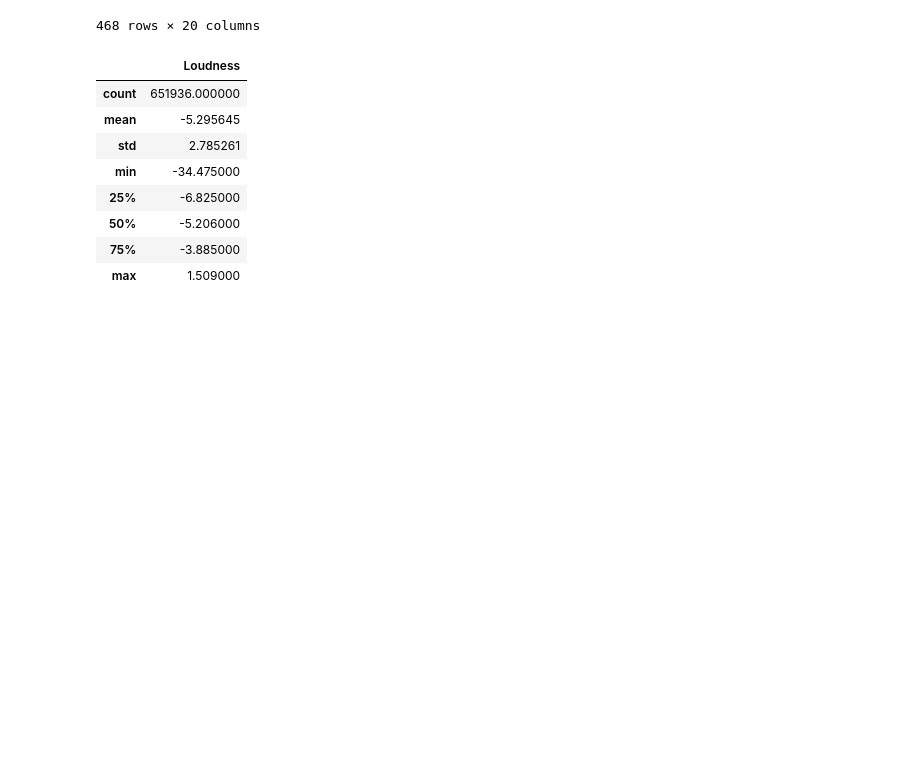
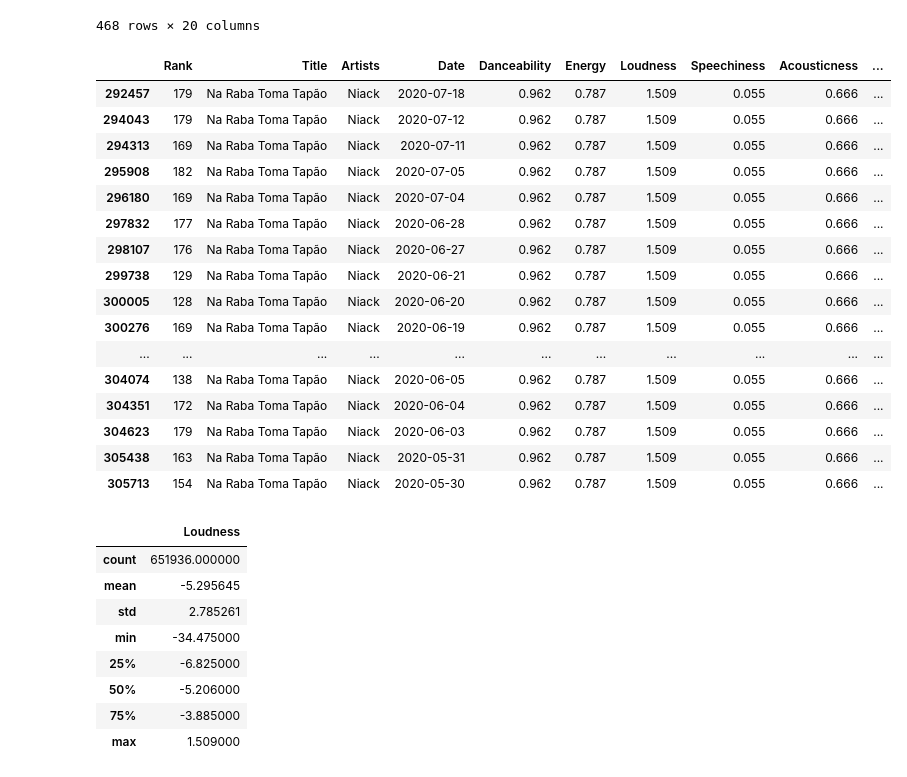
Before and after one commit to patrawi/spotify, a Jupyter notebook: main.ipynb, the cells around one changed output. Drawn from its saved outputs; the diff is of its cells as text; code cells hidden in the pictures; blank space fills up the shorter version.

```diff
--- a/main.ipynb
+++ b/main.ipynb
@@ -160,6 +175,26 @@ df[df['id'] == '205HNJ73cgpC0LAOnuQiWT']
 | 284353 | 194 | Bande organisée | Kofs, Soso Maness, Elams, Jul, SC... | 2020-08-18 | 0.901 | 0.939 | -2.762 | 0.274 | 0.117 | ... |
 | 284354 | 194 | Bande organisée | Kofs, Soso Maness, Elams, Jul, SC... | 2020-08-18 | 0.901 | 0.939 | -2.762 | 0.274 | 0.117 | ... |
 468 rows × 20 columns
+# %%
+df[df['Loudness'] > 1.5]
+# %% [output]
+|  | Rank | Title | Artists | Date | Danceability | Energy | Loudness | Speechiness | Acousticness | ... |
+| 292457 | 179 | Na Raba Toma Tapão | Niack | 2020-07-18 | 0.962 | 0.787 | 1.509 | 0.055 | 0.666 | ... |
+| 294043 | 179 | Na Raba Toma Tapão | Niack | 2020-07-12 | 0.962 | 0.787 | 1.509 | 0.055 | 0.666 | ... |
+| 294313 | 169 | Na Raba Toma Tapão | Niack | 2020-07-11 | 0.962 | 0.787 | 1.509 | 0.055 | 0.666 | ... |
+| 295908 | 182 | Na Raba Toma Tapão | Niack | 2020-07-05 | 0.962 | 0.787 | 1.509 | 0.055 | 0.666 | ... |
+| 296180 | 169 | Na Raba Toma Tapão | Niack | 2020-07-04 | 0.962 | 0.787 | 1.509 | 0.055 | 0.666 | ... |
+| 297832 | 177 | Na Raba Toma Tapão | Niack | 2020-06-28 | 0.962 | 0.787 | 1.509 | 0.055 | 0.666 | ... |
+| 298107 | 176 | Na Raba Toma Tapão | Niack | 2020-06-27 | 0.962 | 0.787 | 1.509 | 0.055 | 0.666 | ... |
+| 299738 | 129 | Na Raba Toma Tapão | Niack | 2020-06-21 | 0.962 | 0.787 | 1.509 | 0.055 | 0.666 | ... |
+| 300005 | 128 | Na Raba Toma Tapão | Niack | 2020-06-20 | 0.962 | 0.787 | 1.509 | 0.055 | 0.666 | ... |
+| 300276 | 169 | Na Raba Toma Tapão | Niack | 2020-06-19 | 0.962 | 0.787 | 1.509 | 0.055 | 0.666 | ... |
+| ... | ... | ... | ... | ... | ... | ... | ... | ... | ... | ... |
+| 304074 | 138 | Na Raba Toma Tapão | Niack | 2020-06-05 | 0.962 | 0.787 | 1.509 | 0.055 | 0.666 | ... |
+| 304351 | 172 | Na Raba Toma Tapão | Niack | 2020-06-04 | 0.962 | 0.787 | 1.509 | 0.055 | 0.666 | ... |
+| 304623 | 179 | Na Raba Toma Tapão | Niack | 2020-06-03 | 0.962 | 0.787 | 1.509 | 0.055 | 0.666 | ... |
+| 305438 | 163 | Na Raba Toma Tapão | Niack | 2020-05-31 | 0.962 | 0.787 | 1.509 | 0.055 | 0.666 | ... |
+| 305713 | 154 | Na Raba Toma Tapão | Niack | 2020-05-30 | 0.962 | 0.787 | 1.509 | 0.055 | 0.666 | ... |
 # %%
 df[['Loudness']].describe()
 # %% [output]
```
Also changed, not shown: parts of 5 cells of this notebook, 2 other files.
